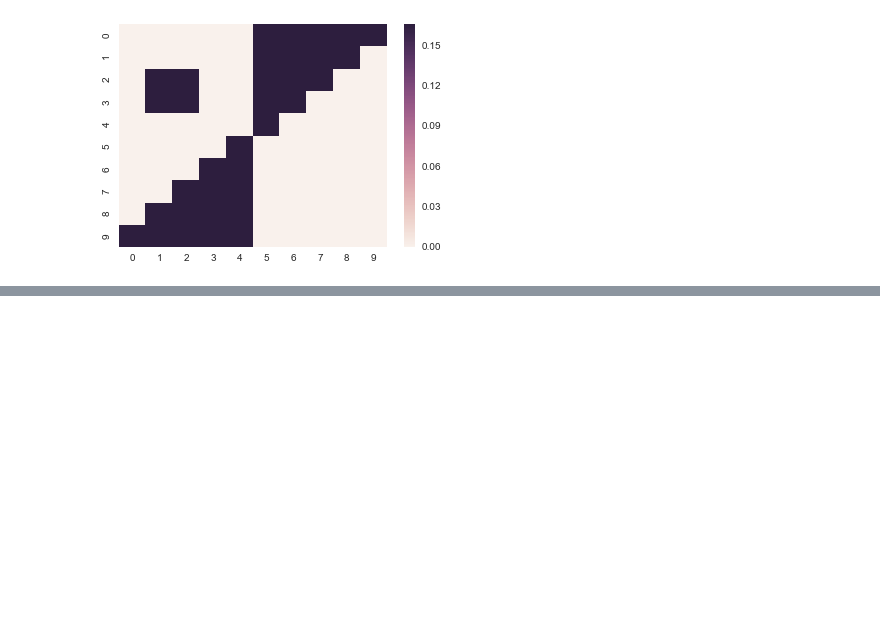
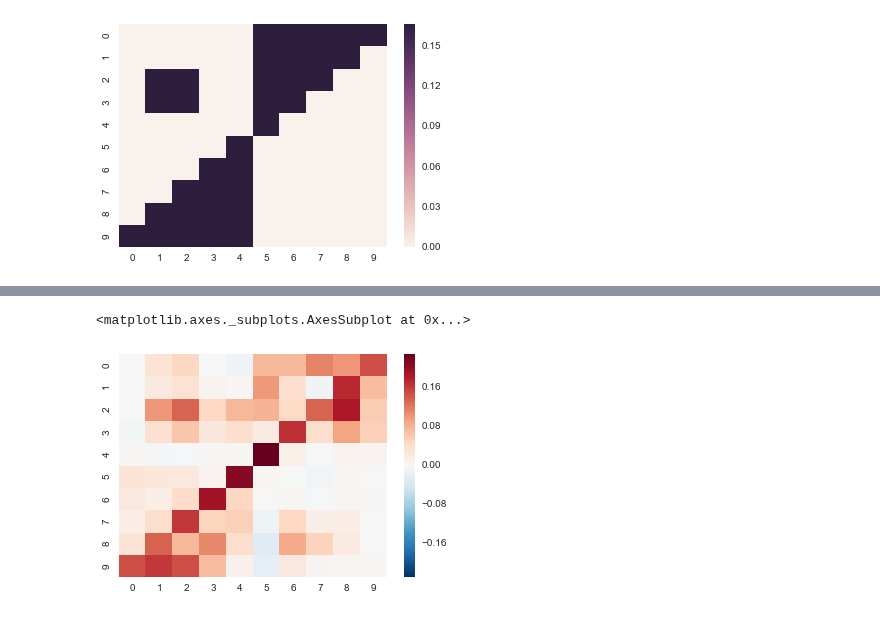
Before and after one commit to achab/nphc, a Jupyter notebook: read_results.ipynb, the cells around one changed output, grey strips where cells are left out. Cells and saved outputs as stored; diff of their text form; code cells hidden in the pictures; blank space fills up the shorter version.

```diff
--- a/read_results.ipynb
+++ b/read_results.ipynb
@@ -40,3 +56,11 @@ TypeError: x and y must have the same dtype, got tf.float32 != tf.float64
+# %%
+from scipy.linalg import inv
+G = np.eye(R.shape[0]) - inv(R)
+#G[G<0]=0
+sns.heatmap(G[::-1])
+# %% [output]
+<matplotlib.axes._subplots.AxesSubplot at 0x...>
+[figure, added]
 # %%
 list_R = []
 l_r = learning_rate
```
Also changed, not shown: parts of 7 cells of this notebook, 2 other files.
